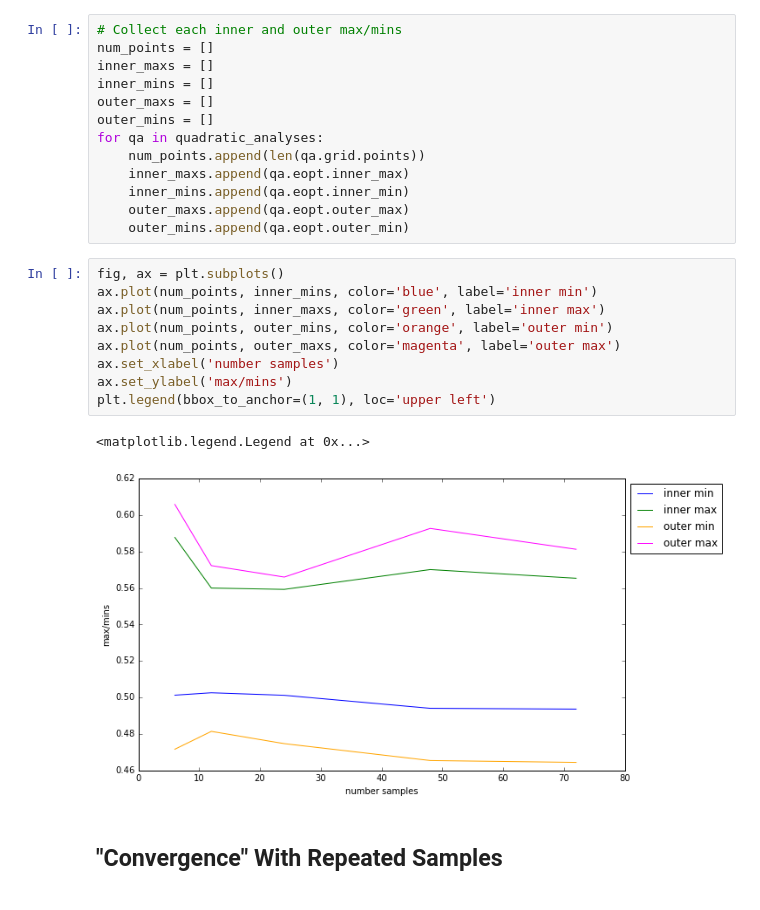
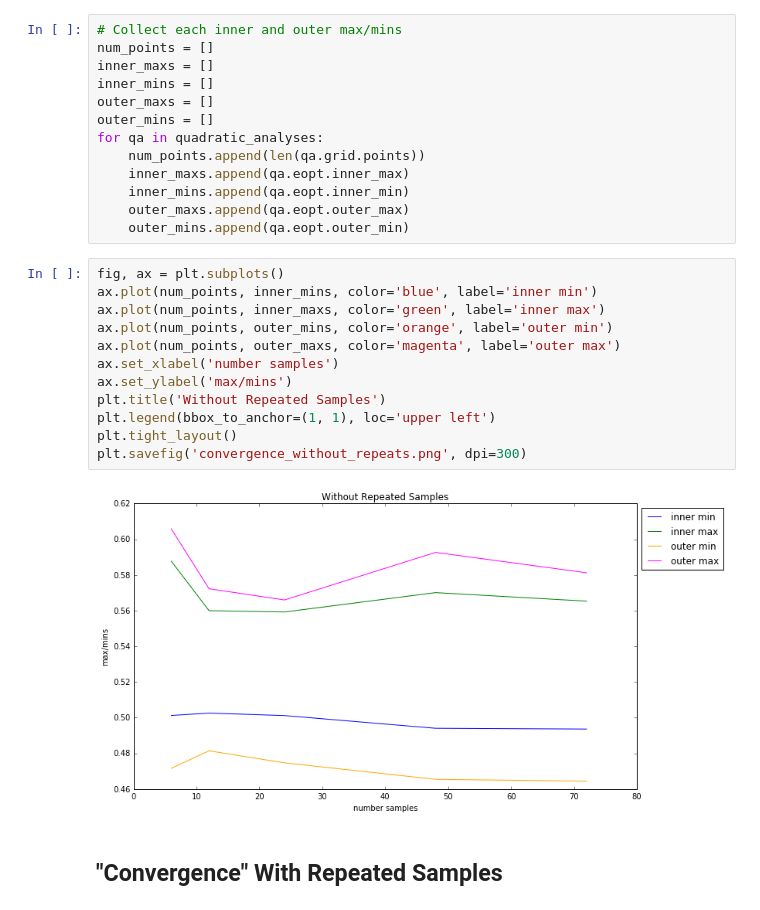
Before and after one commit to biboyd/UQ-mesa, a Jupyter notebook: Convergence-Analysis.ipynb, the cells around one changed output. Saved outputs shown, nothing was run; the diff lists cells and outputs as text.

```diff
--- a/Convergence-Analysis.ipynb
+++ b/Convergence-Analysis.ipynb
@@ -57,15 +55,17 @@ for qa in quadratic_analyses:
 # %%
 fig, ax = plt.subplots()
 ax.plot(num_points, inner_mins, color='blue', label='inner min')
 ax.plot(num_points, inner_maxs, color='green', label='inner max')
 ax.plot(num_points, outer_mins, color='orange', label='outer min')
 ax.plot(num_points, outer_maxs, color='magenta', label='outer max')
 ax.set_xlabel('number samples')
 ax.set_ylabel('max/mins')
+plt.title('Without Repeated Samples')
 plt.legend(bbox_to_anchor=(1, 1), loc='upper left')
+plt.tight_layout()
+plt.savefig('convergence_without_repeats.png', dpi=300)
 # %% [output]
-<matplotlib.legend.Legend at 0x...>
-[figure, old version]
+[figure, new version]
 # %% [markdown]
 ## "Convergence" With Repeated Samples
 # %%
```
Also changed, not shown: parts of 2 cells of this notebook.
